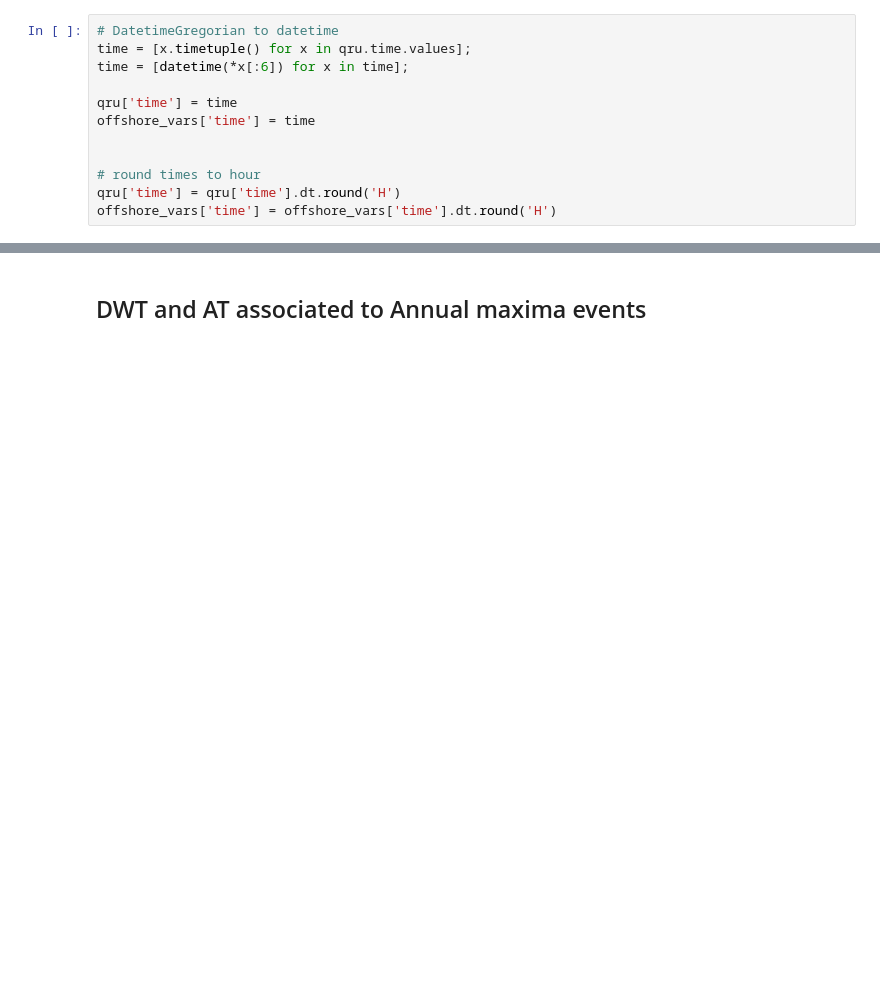
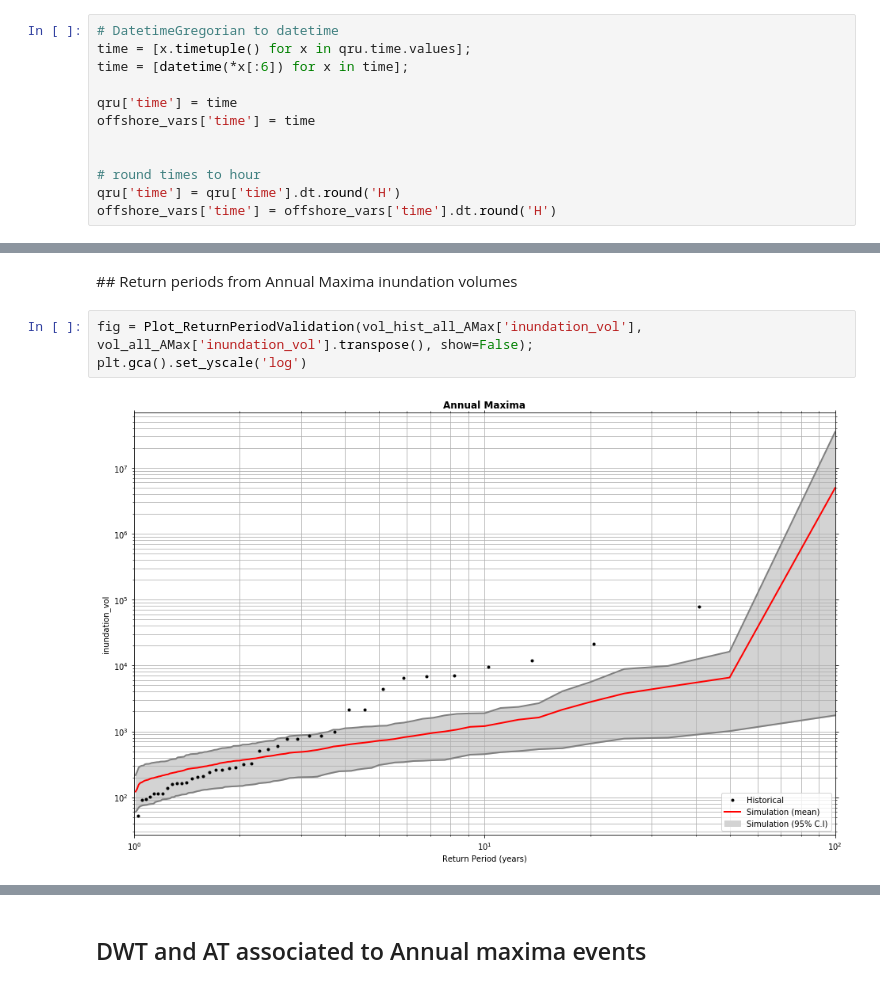
Before and after one commit to ripolln/teslakit, a Jupyter notebook: notebooks/KWAJALEIN/03_Nearshore/06_HYSWASH_to_inundation.ipynb, the cells around one changed output, grey strips where cells are left out. Drawn from its saved outputs; the diff is of its cells as text; blank space fills up the shorter version.

```diff
--- a/notebooks/KWAJALEIN/03_Nearshore/06_HYSWASH_to_inundation.ipynb
+++ b/notebooks/KWAJALEIN/03_Nearshore/06_HYSWASH_to_inundation.ipynb
@@ -302,0 +445,8 @@ Data variables:
+# %% [markdown]
+
+## Return periods from Annual Maxima inundation volumes
+# %%
+fig = Plot_ReturnPeriodValidation(vol_hist_all_AMax['inundation_vol'], vol_all_AMax['inundation_vol'].transpose(), show=False);
+plt.gca().set_yscale('log')
+# %% [output]
+[figure, added]
```
Also changed, not shown: parts of 41 cells of this notebook, 2 other files.
